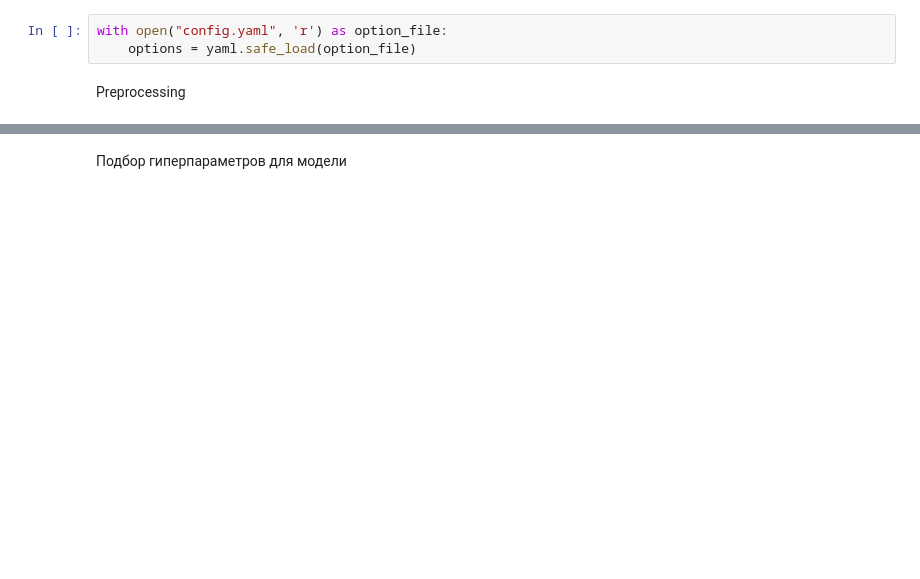
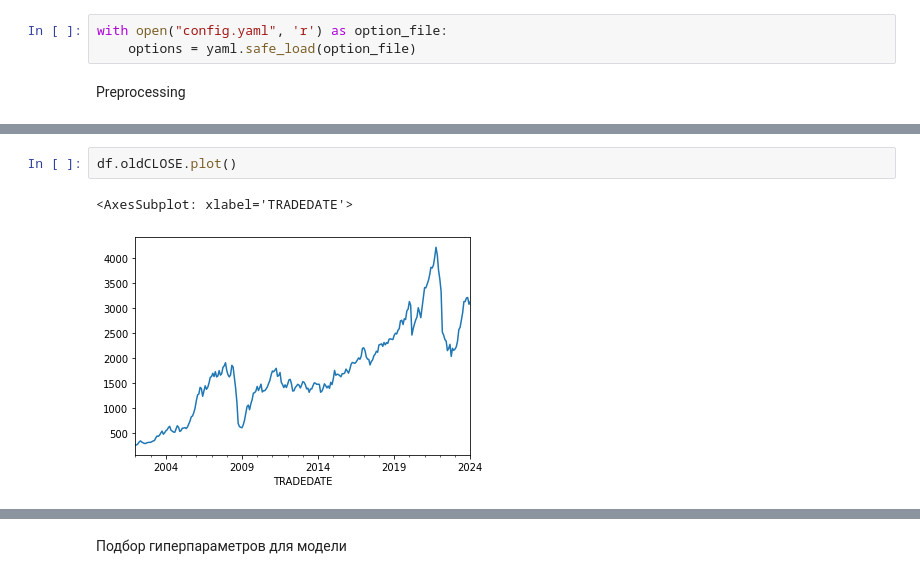
Before and after one commit to PaLashilo/PredictIMOEX, a Jupyter notebook: ARIMA.ipynb, the cells around one changed output, grey strips where cells are left out. Drawn from its saved outputs; the diff is of its cells as text; blank space fills up the shorter version.

```diff
--- a/ARIMA.ipynb
+++ b/ARIMA.ipynb
@@ -84 +67,6 @@ plt.show()
+# %%
+df.oldCLOSE.plot()
+# %% [output]
+<AxesSubplot: xlabel='TRADEDATE'>
+[figure, added]
 # %%
```
Also changed, not shown: parts of 30 cells of this notebook, 2 other files.
